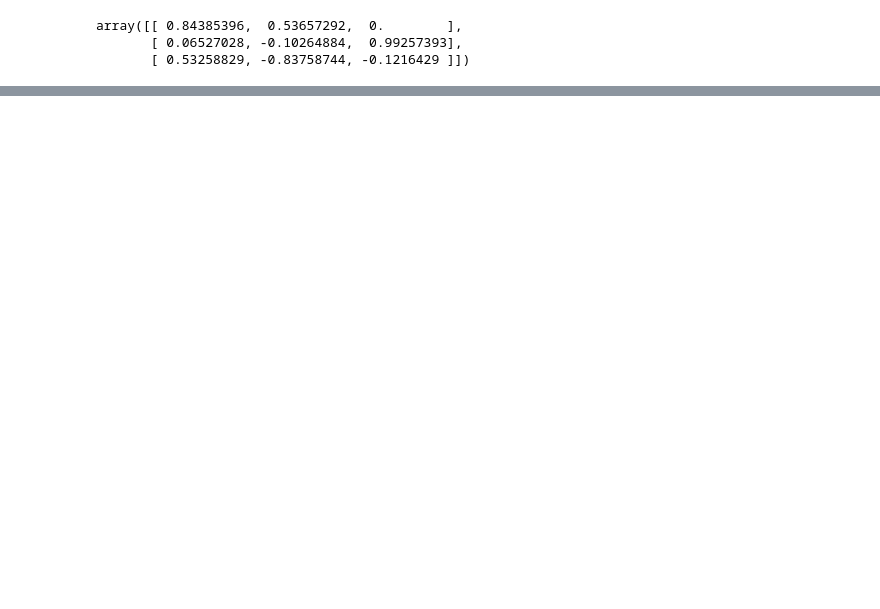
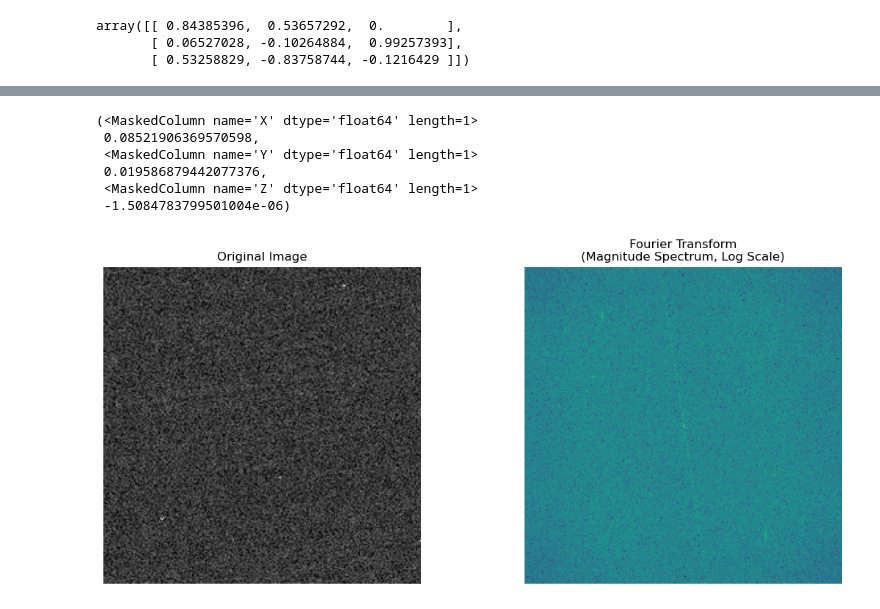
Before and after one commit to at2005/starsweeper, a Jupyter notebook: explore.ipynb, the cells around one changed output, grey strips where cells are left out. Saved outputs shown, nothing was run; the diff lists cells and outputs as text; code cells hidden in the pictures; blank space fills up the shorter version.

```diff
--- a/explore.ipynb
+++ b/explore.ipynb
@@ -186,0 +269,43 @@ Earth's heliocentric position at J2000 (in AU): [-0.17713507  0.88742852  0.3847
+# %%
+get_test_parallax_vector()
+# %% [output]
+(<MaskedColumn name='X' dtype='float64' length=1>
+ 0.08521906369570598,
+ <MaskedColumn name='Y' dtype='float64' length=1>
+ 0.019586879442077376,
+ <MaskedColumn name='Z' dtype='float64' length=1>
+ -1.5084783799501004e-06)
+# %%
+import numpy as np
+from PIL import Image
+import matplotlib.pyplot as plt
+
+# Your existing code
+image_to_transform = Image.open("fourier.jpeg")
+fourier_transform = np.fft.fft2(np.array(image_to_transform))
+
+# Shift the zero-frequency component to the center
+fourier_transform_shifted = np.fft.fftshift(fourier_transform)
+
+# Calculate the magnitude spectrum and apply log scaling
+magnitude_spectrum = np.log(1 + np.abs(fourier_transform_shifted))
+
+# Create a figure with two subplots side by side
+plt.figure(figsize=(12, 5))
+
+# Display original image
+plt.subplot(121)
+plt.imshow(image_to_transform, cmap='gray')
+plt.title('Original Image')
+plt.axis('off')
+
+# Display Fourier transform
+plt.subplot(122)
+plt.imshow(magnitude_spectrum, cmap='viridis')
+plt.title('Fourier Transform\n(Magnitude Spectrum, Log Scale)')
+plt.axis('off')
+
+plt.tight_layout()
+plt.show()
+# %% [output]
+[figure, added]
```
Also changed, not shown: parts of 9 cells of this notebook, 1 other file.
